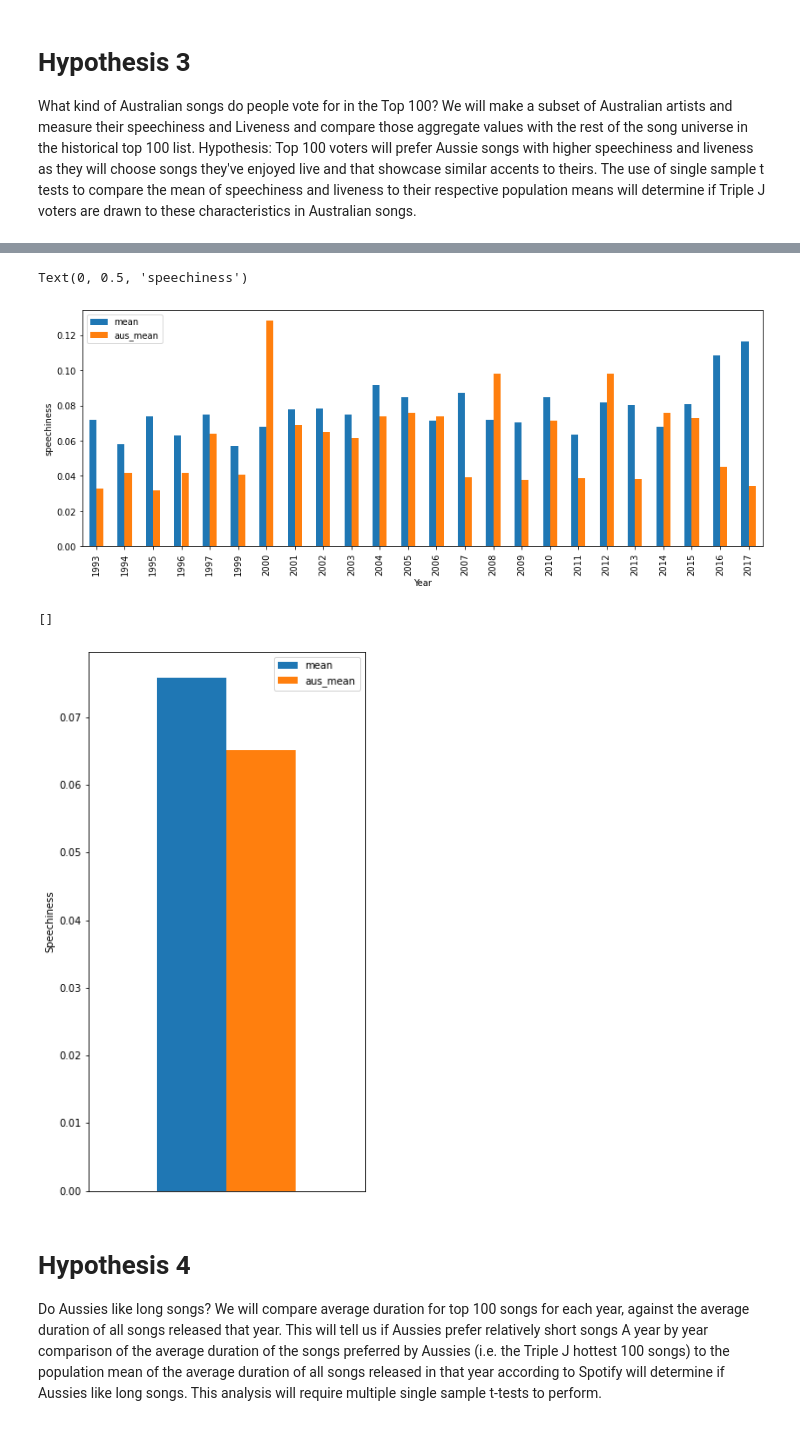
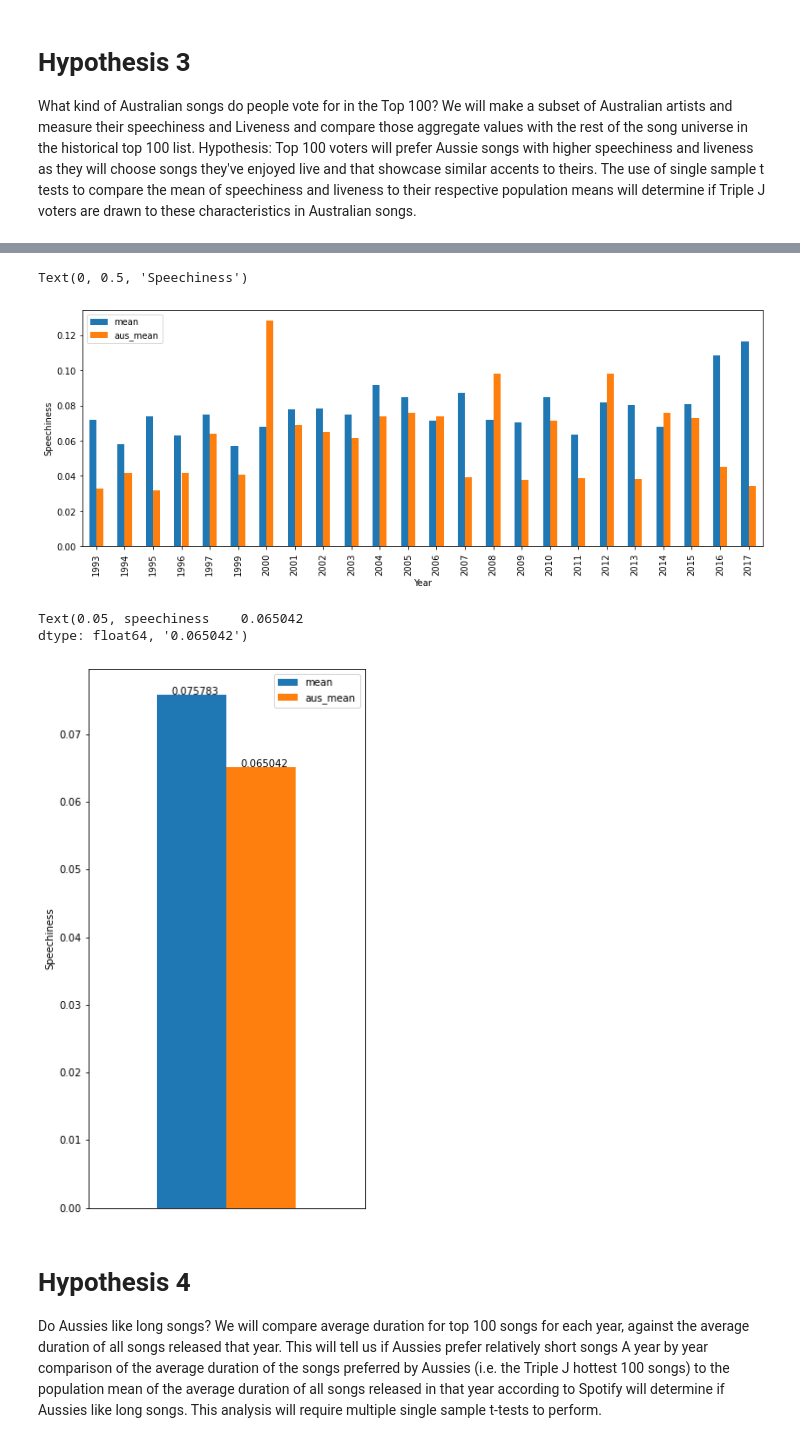
Before and after one commit to relaernu/project_1, a Jupyter notebook: Notebooks/some_analysed.ipynb, the cells around one changed output, grey strips where cells are left out. Cells and saved outputs as stored; diff of their text form; code cells hidden in the pictures.

```diff
--- a/Notebooks/some_analysed.ipynb
+++ b/Notebooks/some_analysed.ipynb
@@ -67,5 +67,6 @@ df_spotify = df_spotify.reset_index()
 #        df_spotify.at[index, "release_date"] = row["release_date"] + "-01-01"
 #    elif len(row["release_date"]) == 7:
 #        df_spotify.at[index, "release_date"] = row["release_date"] + "-01"
+df_spotify = df_spotify[["index", "name", "artists", "year", "release_date", "duration_ms", "valence", "danceability", "speechiness"]]
 df_spotify.head()
 # %% [output]
@@ -514,20 +514,24 @@ ax.set_ylabel("Speechiness")
 #hpt3_speech["aus_speechiness"] = hpt3_df.loc[hpt3_df["country"] == "Australia"].groupby("year_x").mean()
 #hpt3_speech
 # %% [output]
-Text(0, 0.5, 'speechiness')
+Text(0, 0.5, 'Speechiness')
 [figure]
 # %%
-#Speechiness graph w/out years
+# Speechiness graph w/out years
 hpt3_aus = hpt3_df.loc[hpt3_df["country"] == "Australia"][["speechiness"]].mean()
+hpt3_ausmean = hpt3_aus.values[0]
 hpt3_speech = hpt3_df["speechiness"].mean()
-hpt3_merge = pd.DataFrame({"mean": hpt3_speech,
-                          "aus_mean": hpt3_aus})
+hpt3_merge = pd.DataFrame({"mean": [hpt3_speech],
+                          "aus_mean": [hpt3_ausmean]})
 ax = hpt3_merge.plot.bar(y=["mean", "aus_mean"], figsize=(5,10), rot = 0)
 ax.set_ylabel("Speechiness")
 ax.set_xticks([])
+ax.text(-0.2, hpt3_speech, str(round(hpt3_speech,6)))
+ax.text(0.05, hpt3_aus, str(round(hpt3_ausmean,6)))
 # %% [output]
-[]
+Text(0.05, speechiness    0.065042
+dtype: float64, '0.065042')
-[figure, old version]
+[figure, new version]
 # %% [markdown]
 # Hypothesis 4
 Do Aussies like long songs? We will compare average duration for top 100 songs for each year, against the average duration of all songs released that year. This will tell us if Aussies prefer relatively short songs
```
Also changed, not shown: parts of 9 cells of this notebook.
